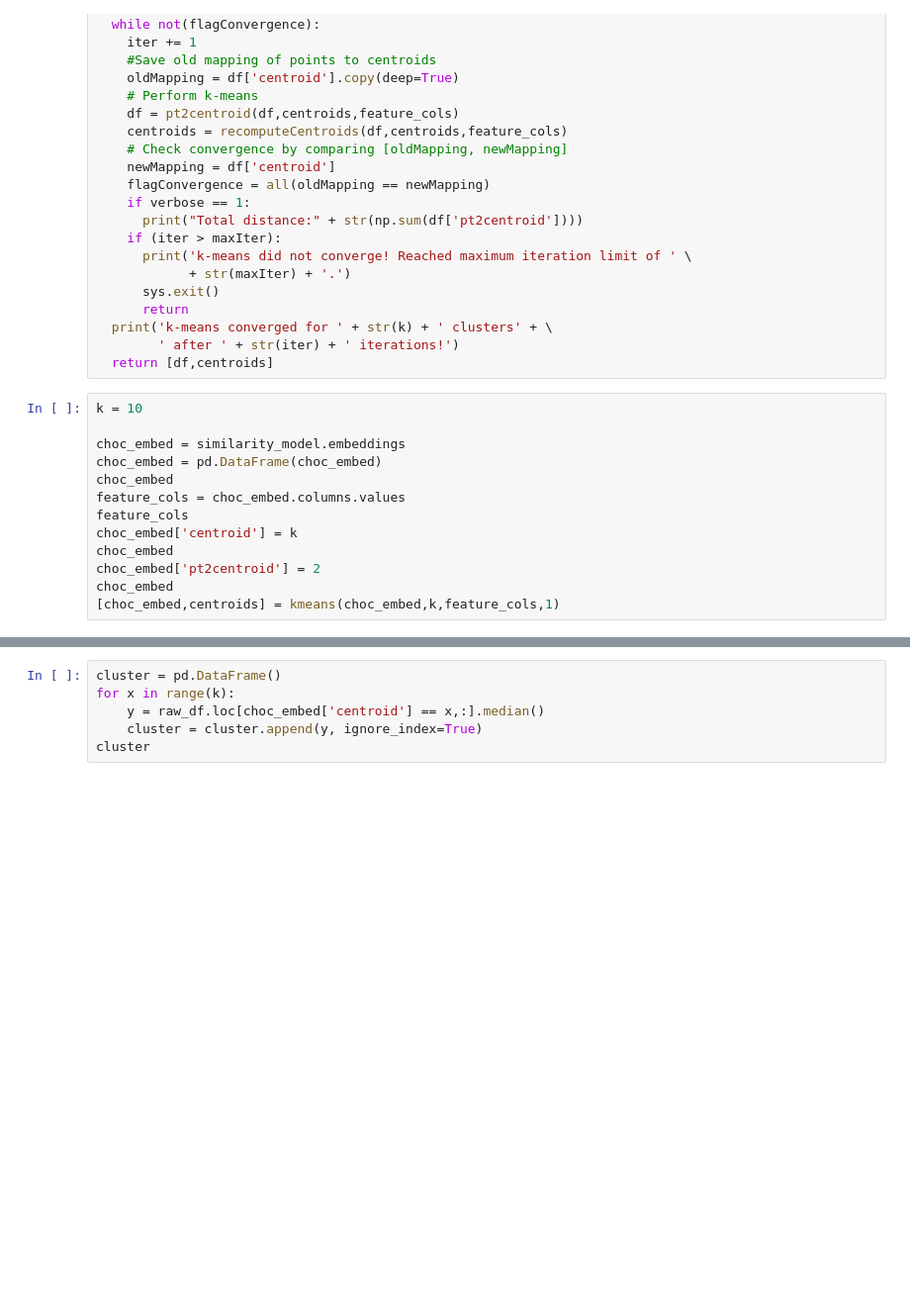
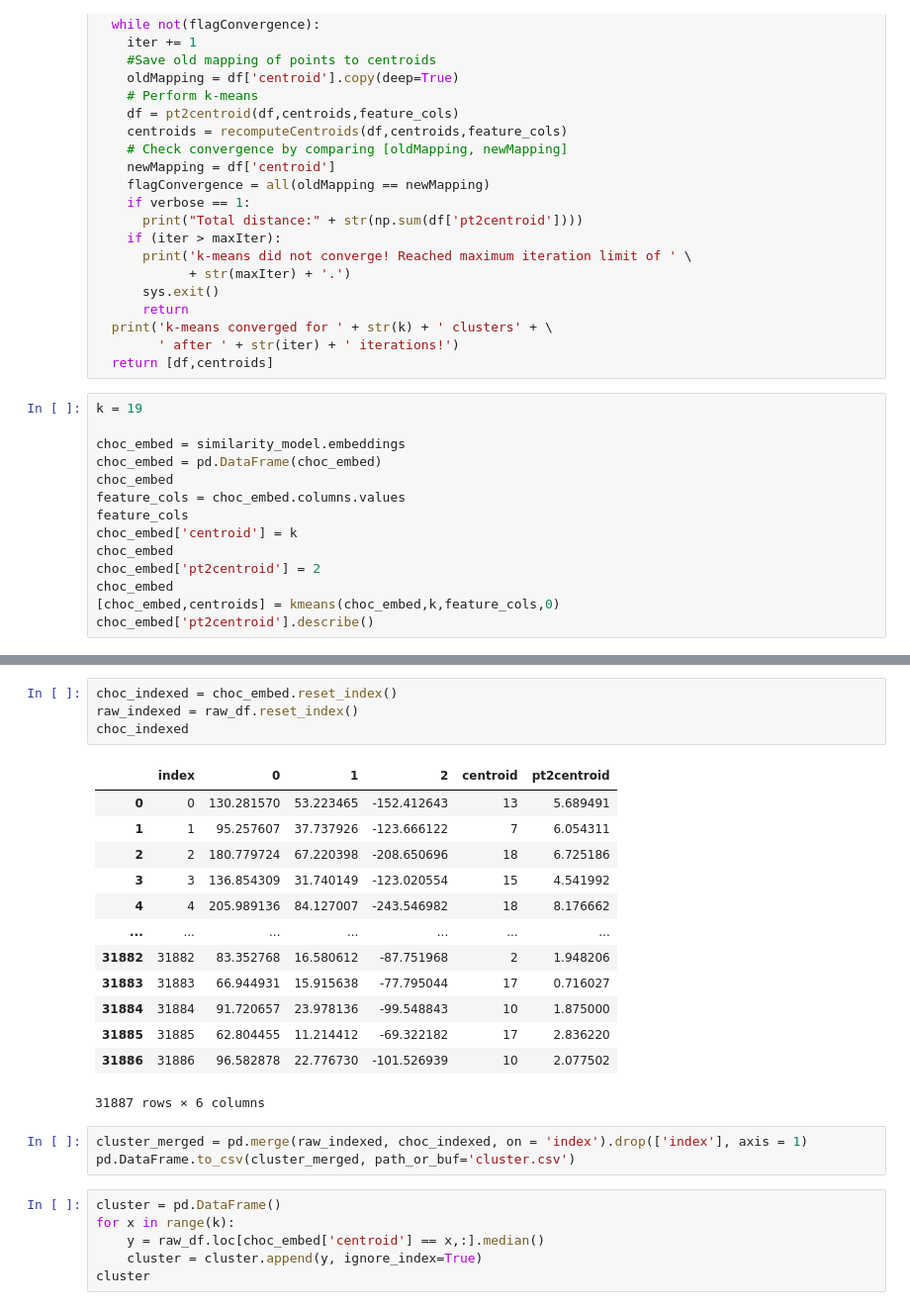
Before and after one commit to tjsipin/MacDonald-REU-Summer-22, a Jupyter notebook: models/python/clustering-nn.ipynb, the cells around one changed output, grey strips where cells are left out. Shown at 99% size. Cells and saved outputs as stored; diff of their text form; blank space fills up the shorter version.

```diff
--- a/models/python/clustering-nn.ipynb
+++ b/models/python/clustering-nn.ipynb
@@ -584,7 +580,7 @@ def kmeans(df,k,feature_cols,verbose):
         ' after ' + str(iter) + ' iterations!')
   return [df,centroids]
 # %%
-k = 10
+k = 19
 
 choc_embed = similarity_model.embeddings
 choc_embed = pd.DataFrame(choc_embed)
@@ -595,5 +591,6 @@ choc_embed['centroid'] = k
 choc_embed
 choc_embed['pt2centroid'] = 2
 choc_embed
-[choc_embed,centroids] = kmeans(choc_embed,k,feature_cols,1)
+[choc_embed,centroids] = kmeans(choc_embed,k,feature_cols,0)
+choc_embed['pt2centroid'].describe()
 # %% [output]
@@ -617,3 +635,24 @@ k-means converged for 10 clusters after 62 iterations!
+# %%
+choc_indexed = choc_embed.reset_index()
+raw_indexed = raw_df.reset_index()
+choc_indexed
+# %% [output]
+|  | index | 0 | 1 | 2 | centroid | pt2centroid |
+| 0 | 0 | 130.281570 | 53.223465 | -152.412643 | 13 | 5.689491 |
+| 1 | 1 | 95.257607 | 37.737926 | -123.666122 | 7 | 6.054311 |
+| 2 | 2 | 180.779724 | 67.220398 | -208.650696 | 18 | 6.725186 |
+| 3 | 3 | 136.854309 | 31.740149 | -123.020554 | 15 | 4.541992 |
+| 4 | 4 | 205.989136 | 84.127007 | -243.546982 | 18 | 8.176662 |
+| ... | ... | ... | ... | ... | ... | ... |
+| 31882 | 31882 | 83.352768 | 16.580612 | -87.751968 | 2 | 1.948206 |
+| 31883 | 31883 | 66.944931 | 15.915638 | -77.795044 | 17 | 0.716027 |
+| 31884 | 31884 | 91.720657 | 23.978136 | -99.548843 | 10 | 1.875000 |
+| 31885 | 31885 | 62.804455 | 11.214412 | -69.322182 | 17 | 2.836220 |
+| 31886 | 31886 | 96.582878 | 22.776730 | -101.526939 | 10 | 2.077502 |
+31887 rows × 6 columns
+# %%
+cluster_merged = pd.merge(raw_indexed, choc_indexed, on = 'index').drop(['index'], axis = 1)
+pd.DataFrame.to_csv(cluster_merged, path_or_buf='cluster.csv')
 # %%
 cluster = pd.DataFrame()
 for x in range(k):
```
Also changed, not shown: parts of 7 cells of this notebook, 13 other files.
